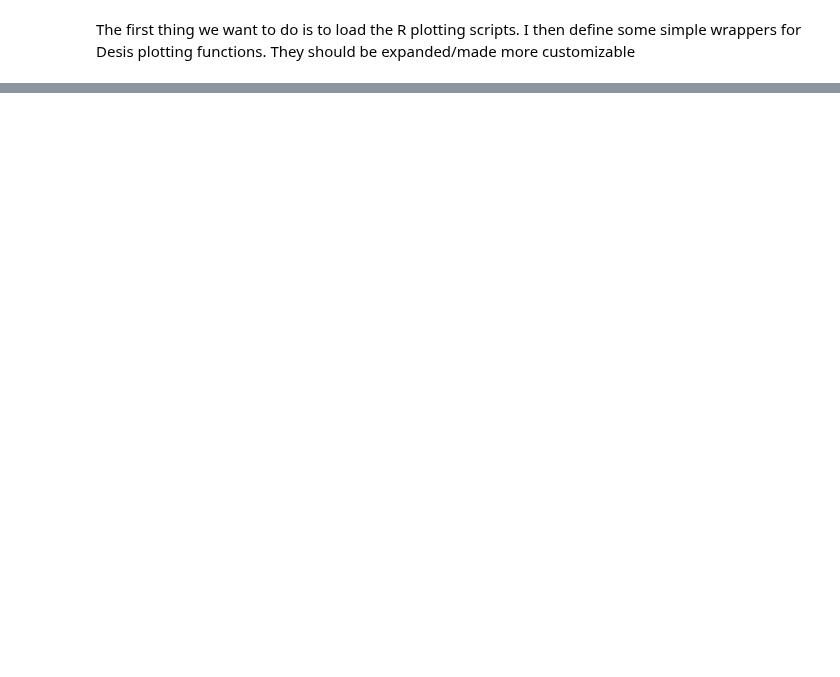
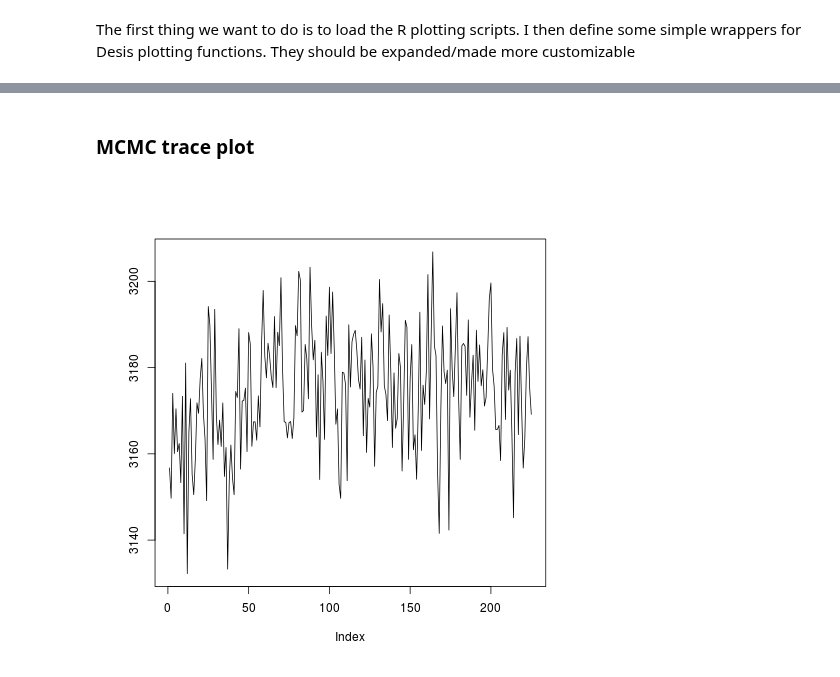
Before and after one commit to dipetkov/eems, a Jupyter notebook: python-pipeline/EEMS_R.ipynb, the cells around one changed output, grey strips where cells are left out. Drawn from its saved outputs; the diff is of its cells as text; code cells hidden in the pictures; blank space fills up the shorter version.

```diff
--- a/python-pipeline/EEMS_R.ipynb
+++ b/python-pipeline/EEMS_R.ipynb
@@ -86,0 +144,7 @@ Read 1920 items
+# %% [markdown]
+### MCMC trace plot
+# %%
+plot_trace()
+plot_trace(target="screen")
+# %% [output]
+[figure, added]
```
Also changed, not shown: parts of 23 cells of this notebook, 4 other files.
